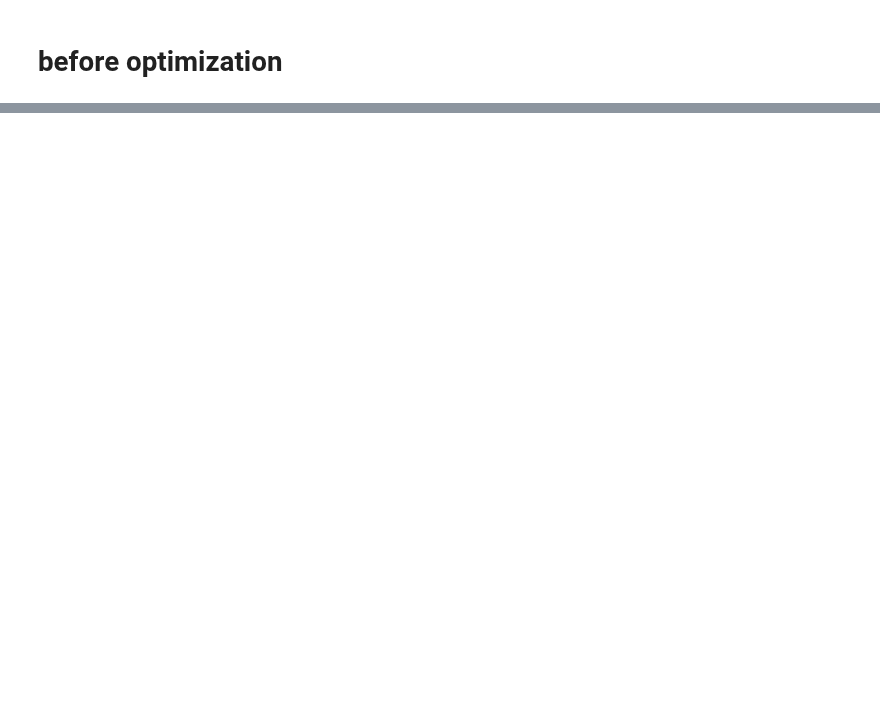
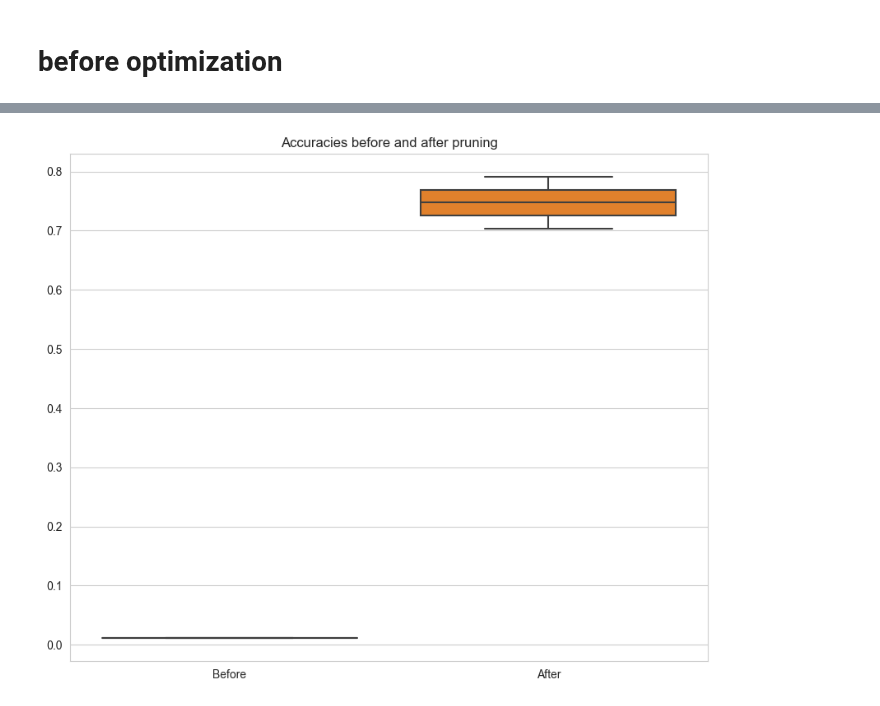
Before and after one commit to WestedCrean/master-thesis, a Jupyter notebook: notebooks/results_analysis/model_optimization_arch_1.ipynb, the cells around one changed output, grey strips where cells are left out. Drawn from its saved outputs; the diff is of its cells as text; code cells hidden in the pictures; blank space fills up the shorter version.

Commit message:
Fix model optimization

```diff
--- a/notebooks/results_analysis/model_optimization_arch_1.ipynb
+++ b/notebooks/results_analysis/model_optimization_arch_1.ipynb
@@ -210,7 +224,7 @@ wandb:   9 of 9 files downloaded.
 # before optimization
 # %%
 def benchmark(bench_model, bench_model_path, benech_dataset):
-    test_loss, test_acc = bench_model.evaluate(ds_test)
+    test_loss, test_acc = bench_model.evaluate(benech_dataset)
     num_parameters = calculate_model_num_parameters(bench_model)
     compressed_disk_size = calculate_model_compressed_size_on_disk(bench_model_path)
 
@@ -220,5 +234,16 @@ def benchmark(bench_model, bench_model_path, benech_dataset):
     print(f"Compressed disk size (MB): {compressed_disk_size / 1e6}")
     return test_acc, num_parameters, compressed_disk_size
 
-print(f"Benchmark before optimization:")
-model.compile(optimizer="adam", loss="sparse_categorical_crossentropy", metrics=["accuracy"])
+def plot_results(acc, num_params, dsk_size):
+    fig, axes = plt.subplots(1, 3, figsize=(20, 5))
+
+    data = [acc, num_params, dsk_size]
+    # boxplots
+    for i, ax in enumerate(axes.flatten()):
+        # draw boxplot with seaborn
+        sns.boxplot(data[i], ax=ax)
+        # add title
+        ax.set_title(f"{['Accuracy', 'Number of parameters', 'Compressed disk size'][i]}")
+
+    # super title
+    fig.suptitle("Pruning results - accuracy, # of parameters, compressed disk size", fontsize=16)
@@ -303,0 +329,11 @@ RuntimeError: You must compile your model before training/testing. Use `model.co
+# %%
+import numpy as np
+fig, ax = plt.subplots(1, 1, figsize=(10, 8))
+
+sns.boxplot([base_accuracies, accuracies], ax=ax)
+
+ax.set_title('Accuracies before and after pruning')
+ax.set_xticklabels(['Before', 'After'])
+plt.show()
+# %% [output]
+[figure, added]
```
Also changed, not shown: parts of 9 cells of this notebook.
